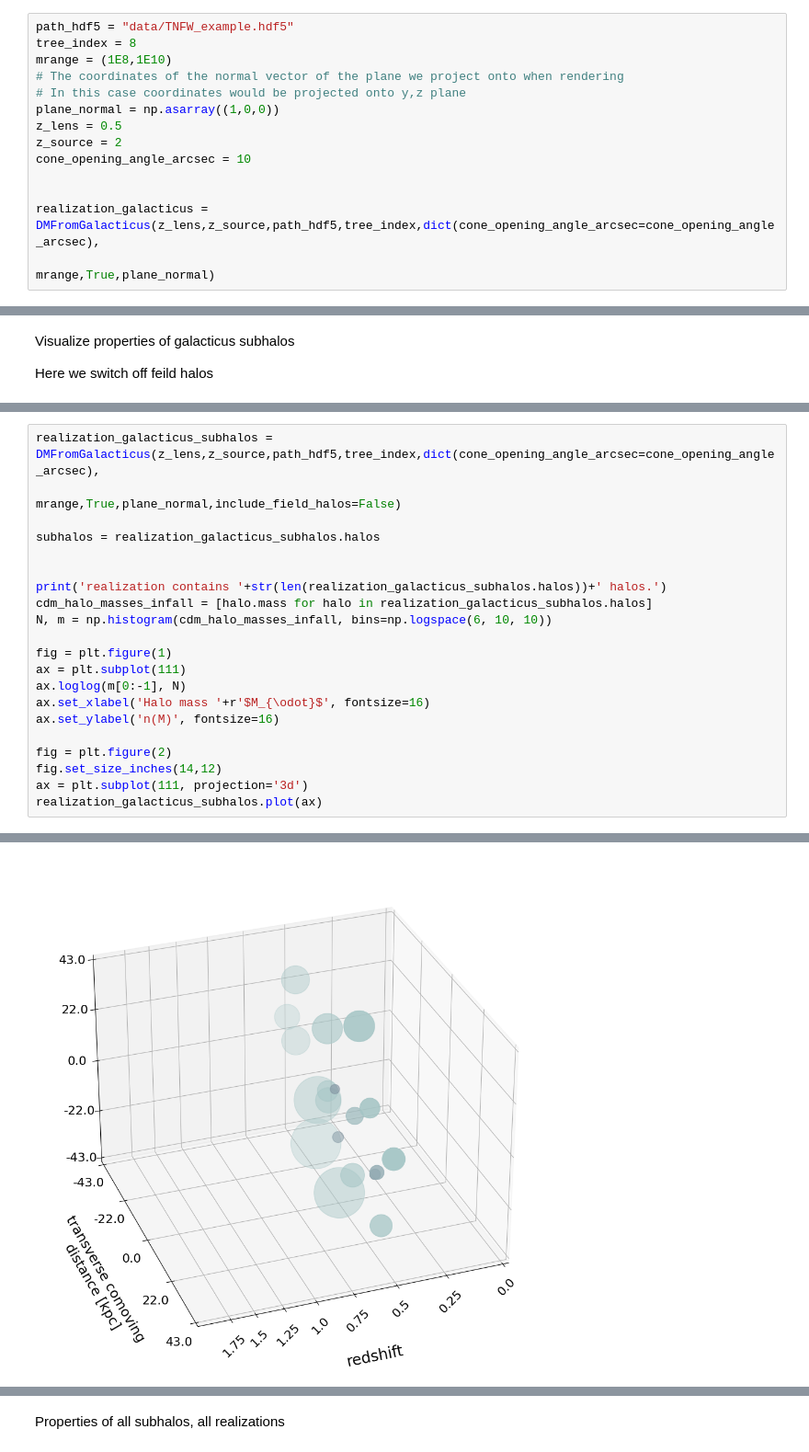
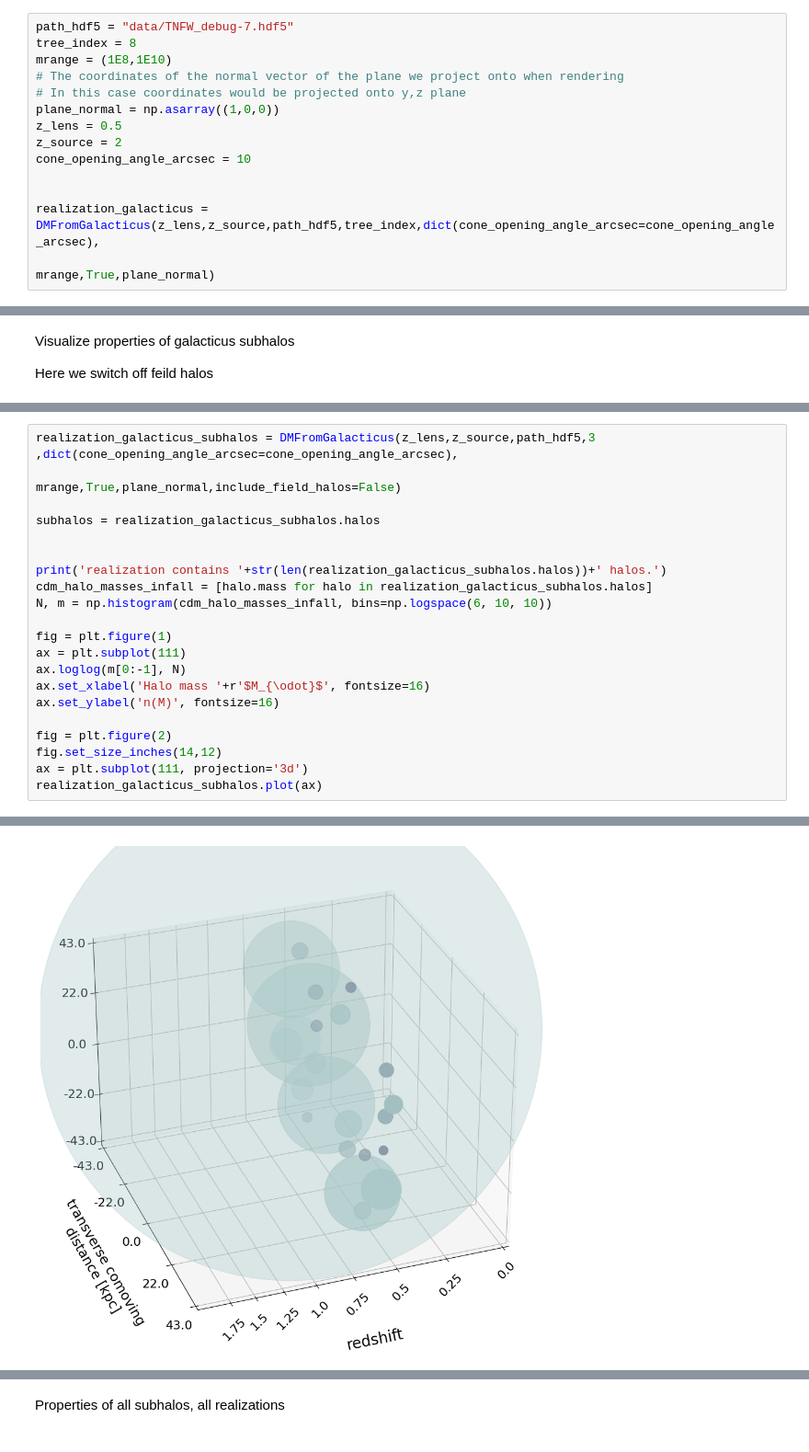
Before and after one commit to dangilman/pyHalo, a Jupyter notebook: example_notebooks/from_galacticus.ipynb, the cells around one changed output, grey strips where cells are left out. Shown at 92% size. Drawn from its saved outputs; the diff is of its cells as text.

```diff
--- a/example_notebooks/from_galacticus.ipynb
+++ b/example_notebooks/from_galacticus.ipynb
@@ -13,7 +13,7 @@ from scipy.optimize import minimize
 # %% [markdown]
 Create a single realization from galacticus output
 # %%
-path_hdf5 = "data/TNFW_example.hdf5"
+path_hdf5 = "data/TNFW_debug-7.hdf5"
 tree_index = 8
 mrange = (1E8,1E10)
 # The coordinates of the normal vector of the plane we project onto when rendering
@@ -93,5 +93,5 @@ Notes on the mass function graph:
 # %%
-realization_galacticus_subhalos = DMFromGalacticus(z_lens,z_source,path_hdf5,tree_index,dict(cone_opening_angle_arcsec=cone_opening_angle_arcsec),
+realization_galacticus_subhalos = DMFromGalacticus(z_lens,z_source,path_hdf5,3 ,dict(cone_opening_angle_arcsec=cone_opening_angle_arcsec),
                                                                                 mrange,True,plane_normal,include_field_halos=False)
 
 subhalos = realization_galacticus_subhalos.halos
@@ -117 +117 @@ realization contains 19 halos.
-[figure, old version]
+[figure, new version]
```
Also changed, not shown: parts of 11 cells of this notebook, 1 other file.
